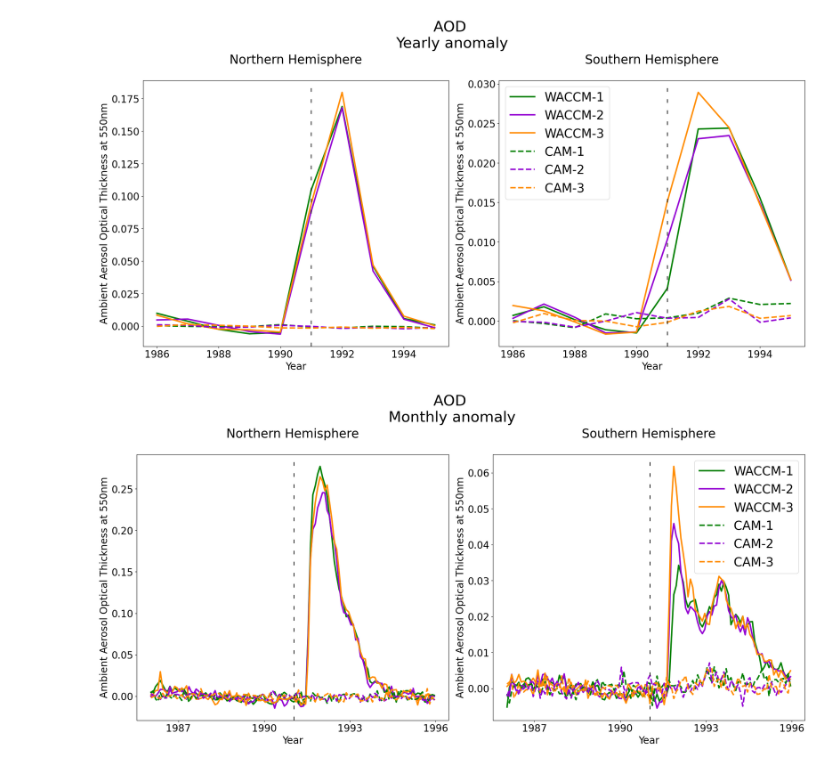
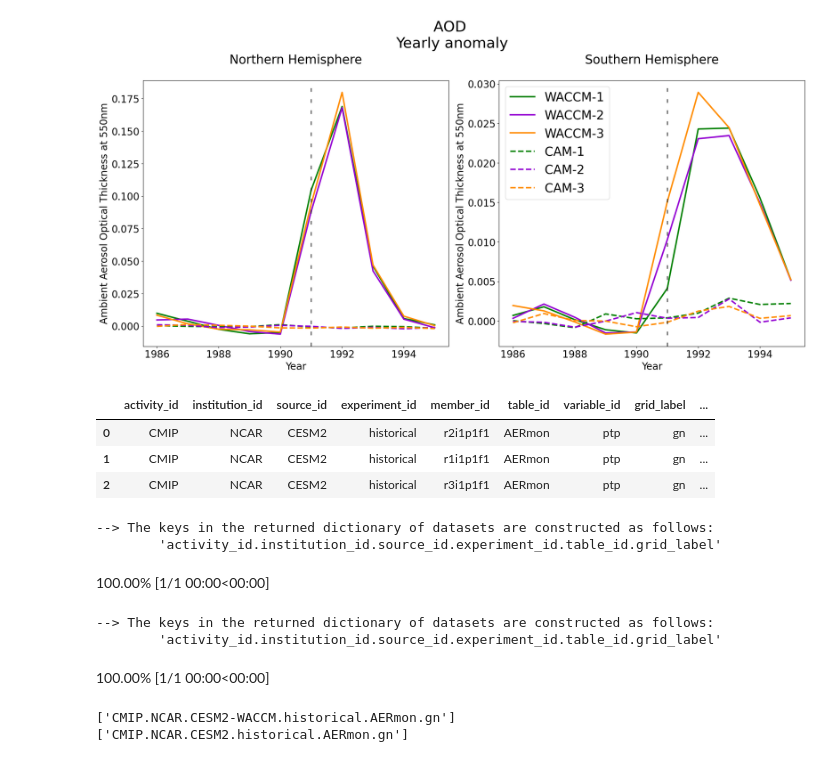
Before and after one commit to eScience-course/Tjaernoe2022-group2, a Jupyter notebook: Emma/Test_plot.ipynb, the cells around one changed output. Saved outputs shown, nothing was run; the diff lists cells and outputs as text; code cells hidden in the pictures.

```diff
--- a/Emma/Test_plot.ipynb
+++ b/Emma/Test_plot.ipynb
@@ -202,7 +202,34 @@ cam_SH_anom_aero_year = computeWeightedMean(ds_cam_anom_1986_1996_aero_year.wher
 plot_year(waccm_NH_anom_aero_year,waccm_SH_anom_aero_year,cam_NH_anom_aero_year,cam_SH_anom_aero_year,'AOD \nYearly anomaly')
 # %% [output]
 [figure]
-# %%
-plot_month(waccm_NH_anom_aero,waccm_SH_anom_aero,cam_NH_anom_aero,cam_SH_anom_aero,'AOD \nMonthly anomaly')
-# %% [output]
-[figure, removed]
+# %%
+cat_url = "https://storage.googleapis.com/cmip6/pangeo-cmip6.json"
+col = intake.open_esm_datastore(cat_url)
+waccm_ptp = col.search(source_id=['CESM2-WACCM'], experiment_id=['historical'], table_id=['AERmon'], variable_id=['ptp'])
+cam_ptp = col.search(source_id=['CESM2'], experiment_id=['historical'], table_id=['AERmon'], variable_id=['ptp'], member_id=['r1i1p1f1','r2i1p1f1','r3i1p1f1'])
+
+waccm_ptp.df
+cam_ptp.df
+# %% [output]
+|  | activity_id | institution_id | source_id | experiment_id | member_id | table_id | variable_id | grid_label | ... |
+| 0 | CMIP | NCAR | CESM2 | historical | r2i1p1f1 | AERmon | ptp | gn | ... |
+| 1 | CMIP | NCAR | CESM2 | historical | r1i1p1f1 | AERmon | ptp | gn | ... |
+| 2 | CMIP | NCAR | CESM2 | historical | r3i1p1f1 | AERmon | ptp | gn | ... |
+# %%
+ds_dict_waccm_ptp = waccm_ptp.to_dataset_dict(zarr_kwargs={'use_cftime':True})
+ds_dict_cam_ptp = cam_ptp.to_dataset_dict(zarr_kwargs={'use_cftime':True})
+# %% [output]
+--> The keys in the returned dictionary of datasets are constructed as follows:
+        'activity_id.institution_id.source_id.experiment_id.table_id.grid_label'
+100.00% [1/1 00:00<00:00]
+--> The keys in the returned dictionary of datasets are constructed as follows:
+        'activity_id.institution_id.source_id.experiment_id.table_id.grid_label'
+100.00% [1/1 00:00<00:00]
+# %%
+print(list(ds_dict_waccm_ptp.keys()))
+print(list(ds_dict_cam_ptp.keys()))
+waccm_ptp = ds_dict_waccm_ptp['CMIP.NCAR.CESM2-WACCM.historical.AERmon.gn']
+cam_ptp = ds_dict_cam_ptp['CMIP.NCAR.CESM2.historical.AERmon.gn']
+# %% [output]
+['CMIP.NCAR.CESM2-WACCM.historical.AERmon.gn']
+['CMIP.NCAR.CESM2.historical.AERmon.gn']
```
Also changed, not shown: parts of 2 cells of this notebook.
